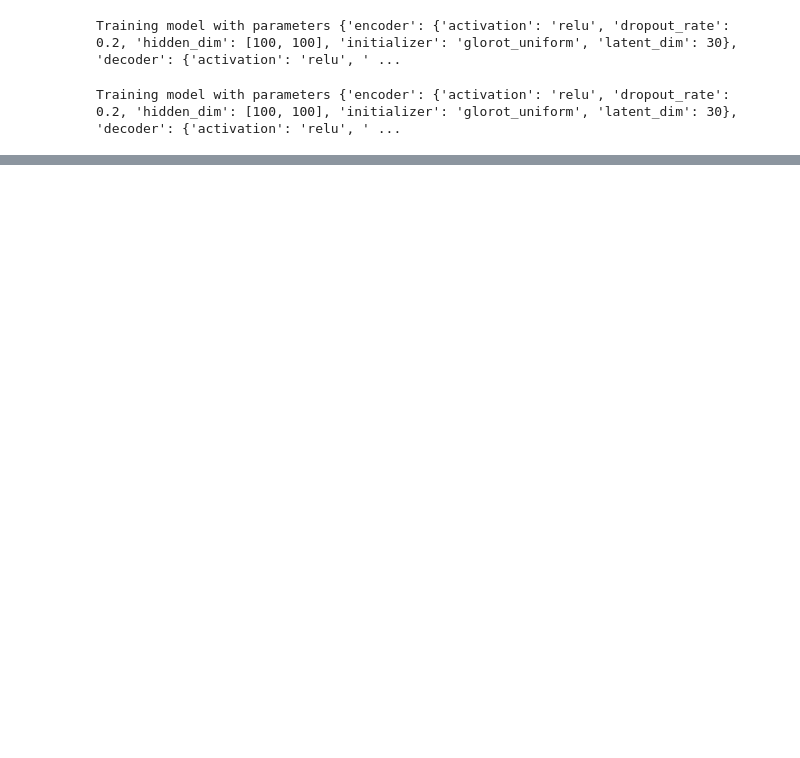
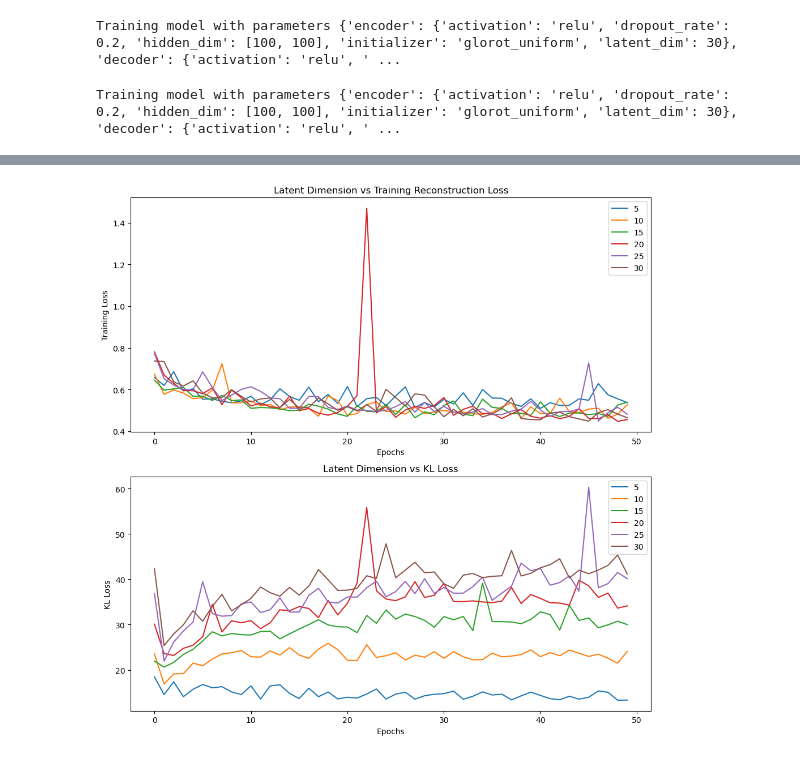
Before and after one commit to alexgill321/Cortical-Thickness, a Jupyter notebook: notebooks/cross_validate_params.ipynb, the cells around one changed output, grey strips where cells are left out. Drawn from its saved outputs; the diff is of its cells as text; code cells hidden in the pictures; blank space fills up the shorter version.

Commit message:
Latent Visualization
FInished Running the latent visualization

```diff
--- a/notebooks/cross_validate_params.ipynb
+++ b/notebooks/cross_validate_params.ipynb
@@ -98,30 +149,32 @@ results = cv.cross_validate(train_data, epochs=50, verbose=0)
 # %%
 fig, axs = plt.subplots(2, 1, figsize=(10, 10))
 
 best_val_loss = 1000
 best_params = None
 for res in results:
     metrics = res[1]
     params = res[0]
     label = ''
     if metrics['recon_loss'] < best_val_loss:
         best_val_loss = metrics['recon_loss']
         best_params = params['encoder']['latent_dim']
     label = str(params['encoder']['latent_dim'])
-    axs[0].plot(range(epochs), metrics['avg_training_losses'], label=label)
-    axs[1].plot(range(epochs), metrics['avg_kl_losses'], label=label)
+    axs[0].plot(range(50), metrics['avg_training_losses'], label=label)
+    axs[1].plot(range(50), metrics['avg_kl_losses'], label=label)
 
 axs[0].legend()
 axs[0].set_title('Latent Dimension vs Training Reconstruction Loss')
 axs[0].set_xlabel('Epochs')
 axs[0].set_ylabel('Training Loss')
 
 axs[1].legend()
 axs[1].set_title('Latent Dimension vs KL Loss')
 axs[1].set_xlabel('Epochs')
 axs[1].set_ylabel('KL Loss')
 
 plt.tight_layout()  # Adjusts subplot parameters to give specified padding
-plt.savefig('outputs/Images/latent_dim_vs_loss.png')
+plt.savefig('../outputs/Images/latent_dim_vs_loss.png')
+# %% [output]
+[figure, added]
 # %%
 print(f'Best params: {best_params}, Best val loss: {best_val_loss}')
```
Also changed, not shown: parts of 7 cells of this notebook, 3 other files.
